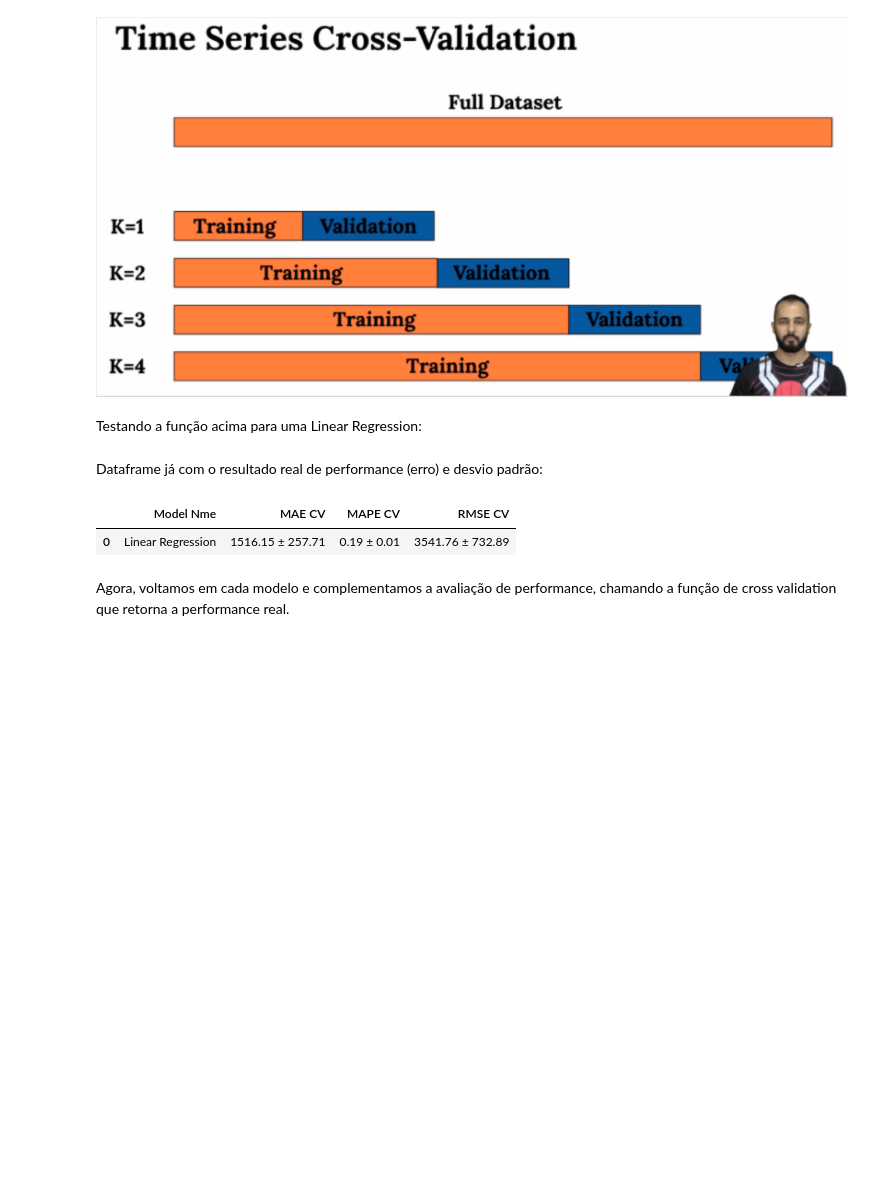
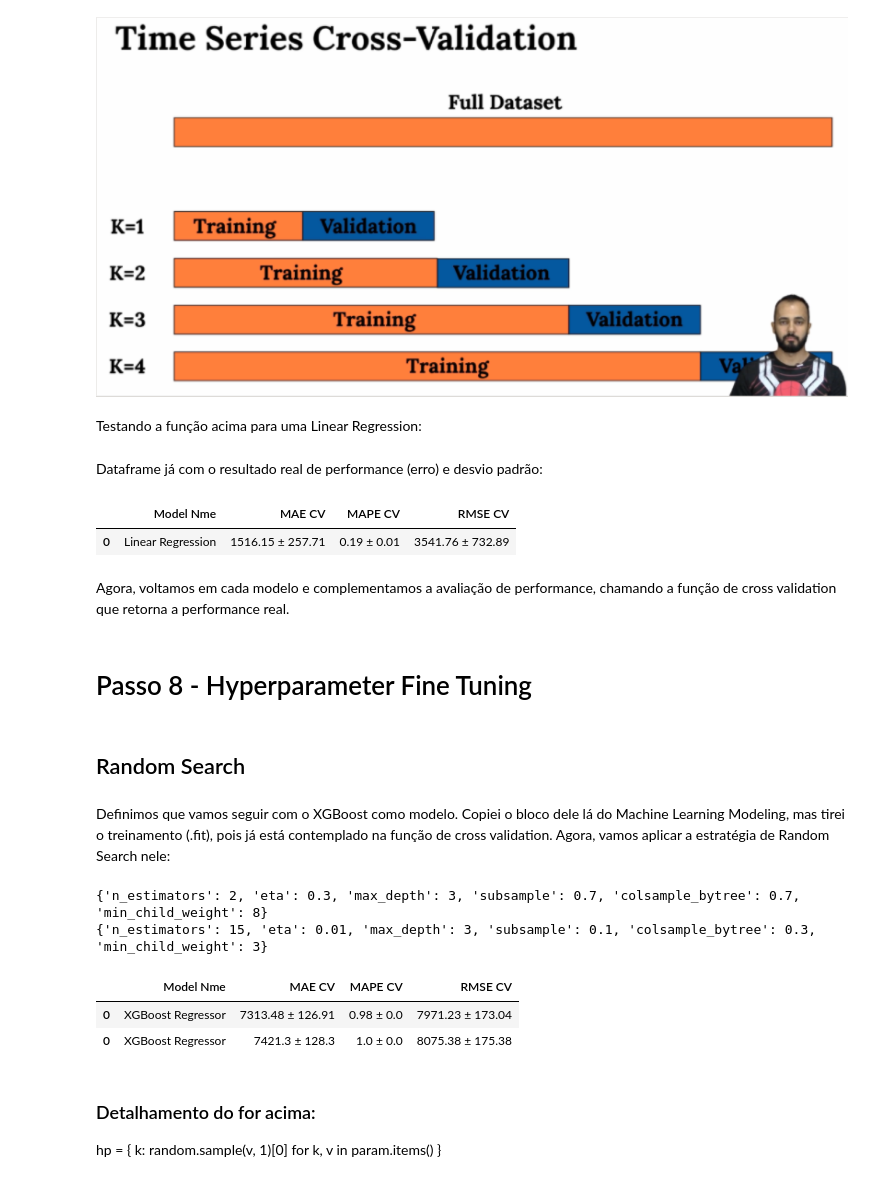
Before and after one commit to nortonvanz/Pharmacy-Sales-Forecast, a Jupyter notebook: notebooks/m04_eda.ipynb, the cells around one changed output. Saved outputs shown, nothing was run; the diff lists cells and outputs as text; code cells hidden in the pictures; blank space fills up the shorter version.

Commit message:
hyperparameter fine tuning strategy done

```diff
--- a/notebooks/m04_eda.ipynb
+++ b/notebooks/m04_eda.ipynb
@@ -2821,3 +2822,57 @@ a
 Agora, voltamos em cada modelo e complementamos a avaliação de performance, chamando a função de cross validation que retorna a performance real.
 # %%
 #====>> Passar funções pra helper funcion!
+# %% [markdown]
+# Passo 8 - Hyperparameter Fine Tuning
+# %% [markdown]
+## Random Search
+# %% [markdown]
+Definimos que vamos seguir com o XGBoost como modelo. Copiei o bloco dele lá do Machine Learning Modeling, mas tirei o treinamento (.fit), pois já está contemplado na função de cross validation.
+Agora, vamos aplicar a estratégia de Random Search nele:
+# %%
+#Cria dicionário com possíveis valores para os parâmetros.
+#Pra definir, é melhor colocar valores mais espassados, para com menos iterações ter
+    #resultados mais variados.
+param = {
+    'n_estimators':[1500,2500,3500], #1500,2500,3500 quando deixar rodar, senão 15,17
+    'eta':[0.01,0.3],
+    'max_depth':[3,5,9],
+    'subsample':[0.1,0.5,0.7],
+    'colsample_bytree':[0.3,0.7,0.9],
+    'min_child_weight':[3,8,15] }
+
+max_eval = 10 #10 quando deixar rodando, senão 2
+# %%
+final_result = pd.DataFrame()
+
+#Pra escolher aleatoriamente, usar um for:
+for i in range ( max_eval ):
+    #obtém para cada hp['parametro'] valores aleatórios a cada iteração: (detalhado snippet abaixo)
+    hp = { k: random.sample(v, 1)[0] for k, v in param.items() }
+    print( hp ) #printa pra ver quais valores foram escolhidos na iteração
+
+    #model
+    model_xgb = xgb.XGBRegressor(
+            objective = 'reg:squarederror', #função objetiva
+            n_estimators = hp['n_estimators'], #quantas árvores vai criar (fica legal com umas 3k arvores: leva horas)
+            eta = hp['eta'], #quantas passadas usa pra fazer o aprendizado
+            max_depth = hp['max_depth'], #máxima ramificação da árvore
+            subsample = hp['subsample'], #% das variáveis de amostra pra selecionar as relevantes
+            colsample_bytree = hp['colsample_bytree'],
+            min_child_weight = hp['min_child_weight'] )
+
+    #performance: já faço o cross validation
+                                        #kfold é 5!!
+    result = cross_validation( x_training, 2 , 'XGBoost Regressor', model_xgb, verbose=False)
+    final_result = pd.concat( [final_result, result] )
+
+final_result
+# %% [output]
+{'n_estimators': 2, 'eta': 0.3, 'max_depth': 3, 'subsample': 0.7, 'colsample_bytree': 0.7, 'min_child_weight': 8}
+{'n_estimators': 15, 'eta': 0.01, 'max_depth': 3, 'subsample': 0.1, 'colsample_bytree': 0.3, 'min_child_weight': 3}
+|  | Model Nme | MAE CV | MAPE CV | RMSE CV |
+| 0 | XGBoost Regressor | 7313.48 ± 126.91 | 0.98 ± 0.0 | 7971.23 ± 173.04 |
+| 0 | XGBoost Regressor | 7421.3 ± 128.3 | 1.0 ± 0.0 | 8075.38 ± 175.38 |
+# %% [markdown]
+### Detalhamento do for acima:
+hp = { k: random.sample(v, 1)[0] for k, v in param.items() }
```
Also changed, not shown: parts of 9 cells of this notebook.
